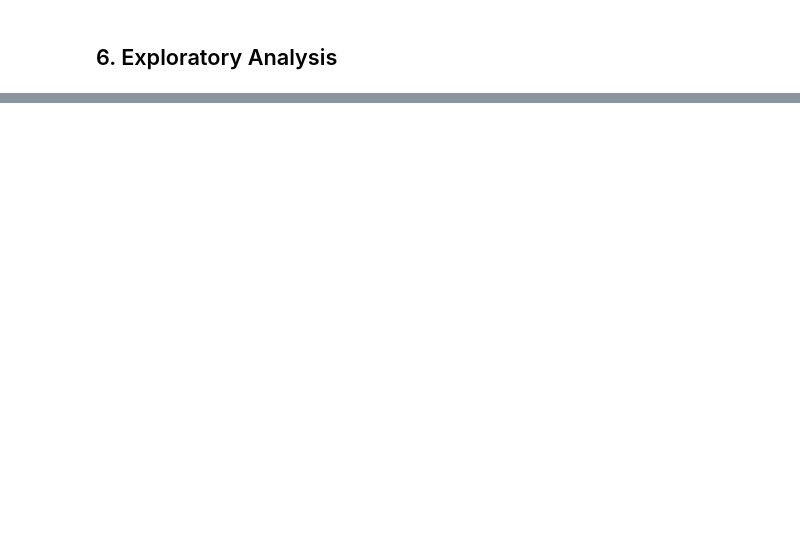
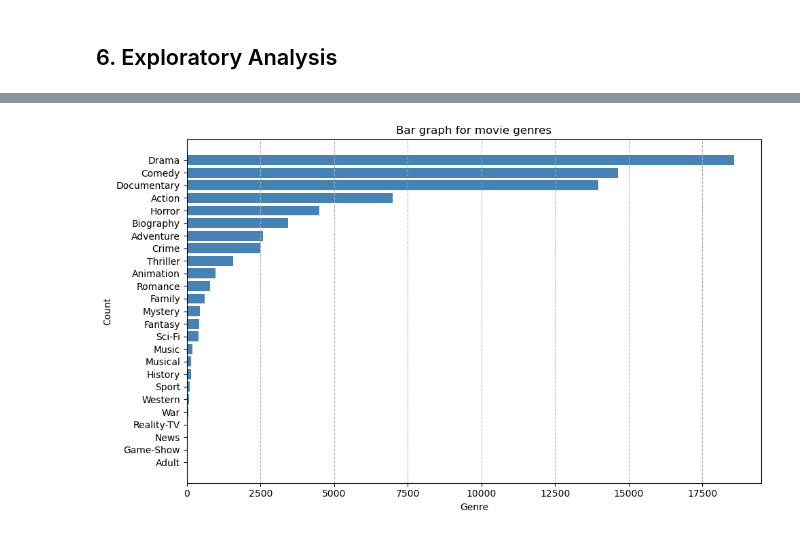
Before and after one commit to foaxy/Phase1_Project, a Jupyter notebook: index.ipynb, the cells around one changed output, grey strips where cells are left out. Saved outputs shown, nothing was run; the diff lists cells and outputs as text; code cells hidden in the pictures; blank space fills up the shorter version.

```diff
--- a/index.ipynb
+++ b/index.ipynb
@@ -70,0 +114,9 @@ Making sure your data matches something outside of the dataset is very important
+# %%
+#Joining the movie_basics and movie_ratings tables
+
+df = pd.read_sql("""
+SELECT * FROM movie_basics
+JOIN movie_ratings
+USING (movie_id)
+""", conn)
+df.head()
@@ -72,0 +151,4 @@ Making sure your data matches something outside of the dataset is very important
+# %%
+#Dropping irrelevant columns and rows that contain null values
+df.drop(df.columns[1:5].tolist(),1,inplace=True)
+df.dropna(inplace=True)
@@ -100,0 +183,4 @@ Making sure your data matches something outside of the dataset is very important
+# %%
+#Split the genres column
+df['genres'] = df['genres'].map(lambda x: x.split(',')[0])
+df.head()
@@ -100,0 +214,14 @@ Making sure your data matches something outside of the dataset is very important
+# %%
+count = df['genres'].value_counts(ascending = True)
+x, y =  count.index.tolist(), count.values.tolist()
+
+fig, ax = plt.subplots(figsize=(10,6))
+ax.barh(x, y, color = 'steelblue')
+ax.set_title('Bar graph for movie genres')
+ax.set_xlabel('Genre')
+ax.set_ylabel('Count')
+ax.grid(axis='x', linestyle='--')
+
+plt.tight_layout()
+# %% [output]
+[figure, added]
```
Also changed, not shown: parts of 68 cells of this notebook.
